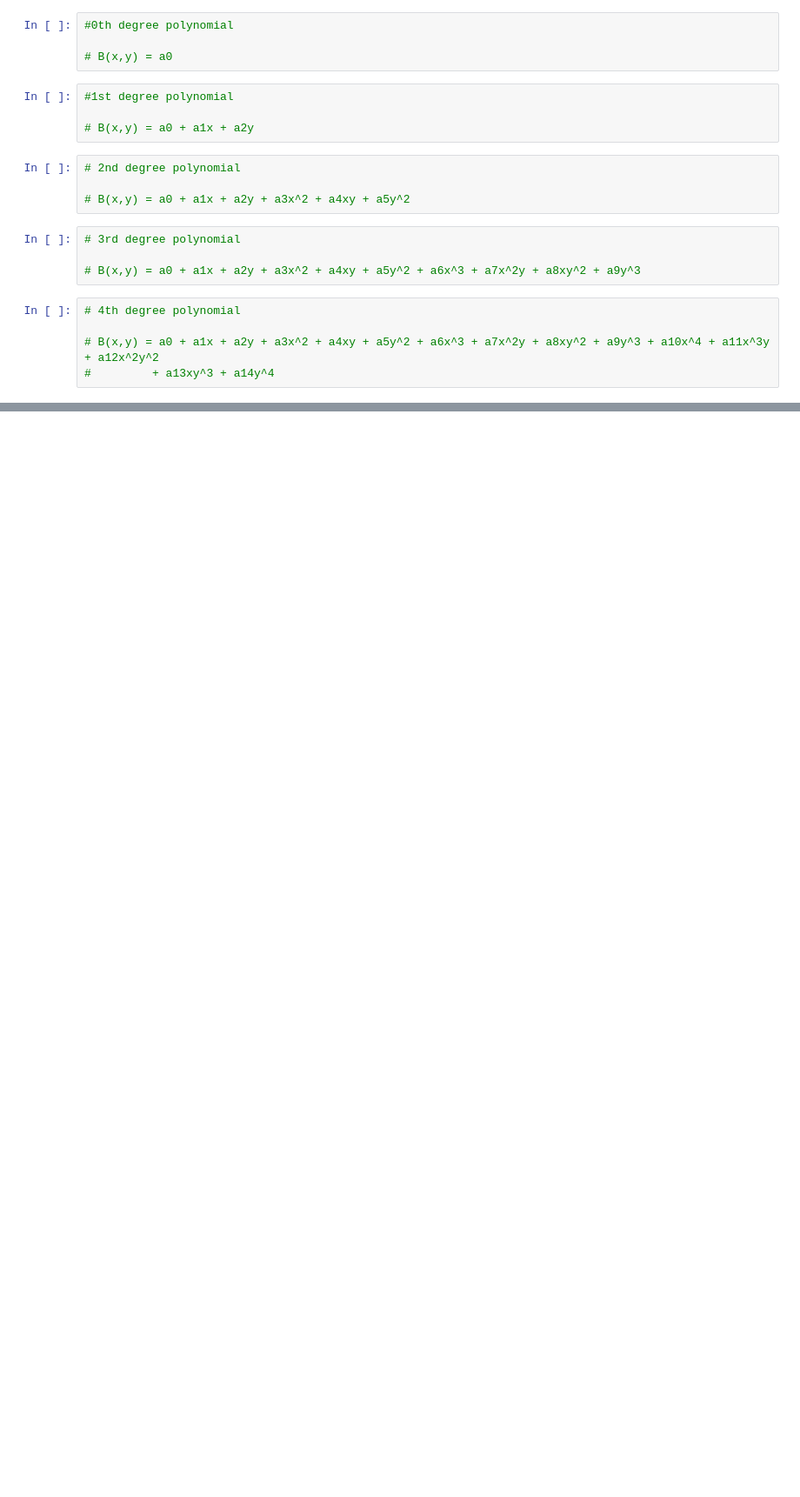
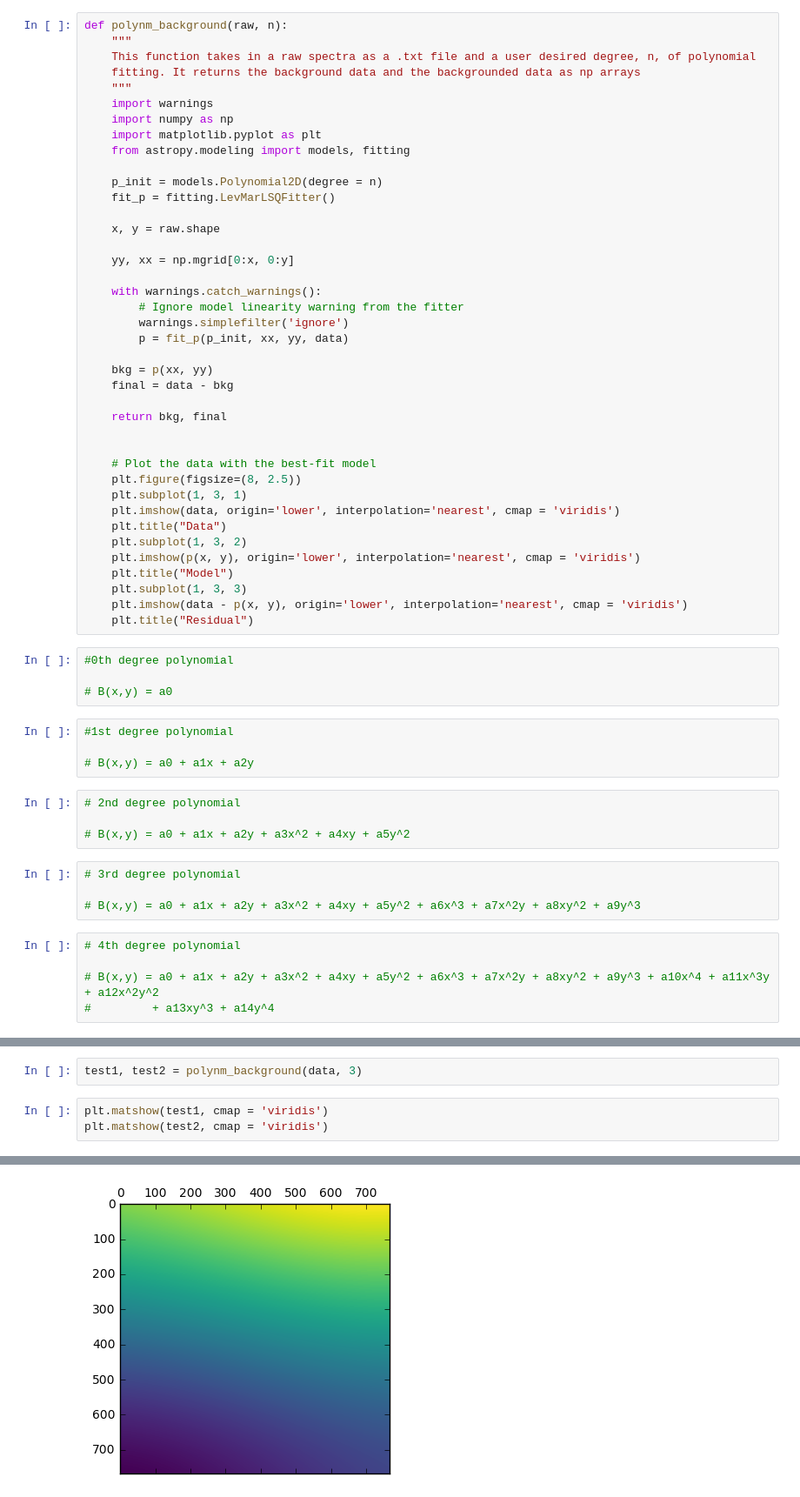
Before and after one commit to wfqethan/Capstone, a Jupyter notebook: ipynbs/WesBackground.ipynb, the cells around one changed output, grey strips where cells are left out. Shown at 87% size. Cells and saved outputs as stored; diff of their text form; blank space fills up the shorter version.

```diff
--- a/ipynbs/WesBackground.ipynb
+++ b/ipynbs/WesBackground.ipynb
@@ -51,3 +27,43 @@ def polynm_background(raw, n):
+# %%
+def polynm_background(raw, n):
+    """
+    This function takes in a raw spectra as a .txt file and a user desired degree, n, of polynomial
+    fitting. It returns the background data and the backgrounded data as np arrays
+    """
+    import warnings
+    import numpy as np
+    import matplotlib.pyplot as plt
+    from astropy.modeling import models, fitting
+
+    p_init = models.Polynomial2D(degree = n)
+    fit_p = fitting.LevMarLSQFitter()
+
+    x, y = raw.shape
+
+    yy, xx = np.mgrid[0:x, 0:y]
+
+    with warnings.catch_warnings():
+        # Ignore model linearity warning from the fitter
+        warnings.simplefilter('ignore')
+        p = fit_p(p_init, xx, yy, data)
+
+    bkg = p(xx, yy)
+    final = data - bkg
+
+    return bkg, final
+
+
+    # Plot the data with the best-fit model
+    plt.figure(figsize=(8, 2.5))
+    plt.subplot(1, 3, 1)
+    plt.imshow(data, origin='lower', interpolation='nearest', cmap = 'viridis')
+    plt.title("Data")
+    plt.subplot(1, 3, 2)
+    plt.imshow(p(x, y), origin='lower', interpolation='nearest', cmap = 'viridis')
+    plt.title("Model")
+    plt.subplot(1, 3, 3)
+    plt.imshow(data - p(x, y), origin='lower', interpolation='nearest', cmap = 'viridis')
+    plt.title("Residual")
 # %%
 #0th degree polynomial
 
@@ -111,0 +217,6 @@ main()
+# %%
+test1, test2 = polynm_background(data, 3)
+# %%
+plt.matshow(test1, cmap = 'viridis')
+plt.matshow(test2, cmap = 'viridis')
+# %% [output]
@@ -111,0 +224 @@ main()
+[figure, added]
```
Also changed, not shown: parts of 10 cells of this notebook, 1 other file.
